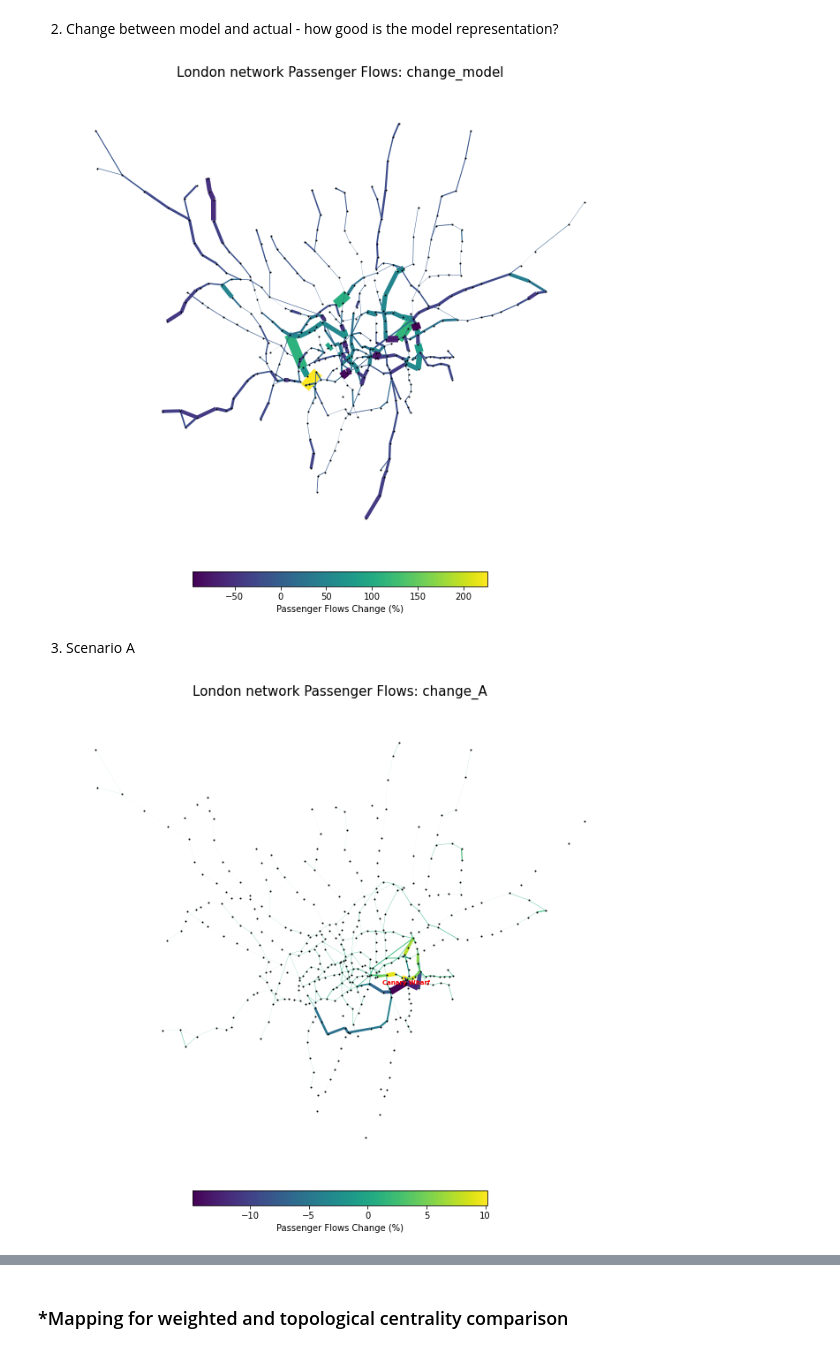
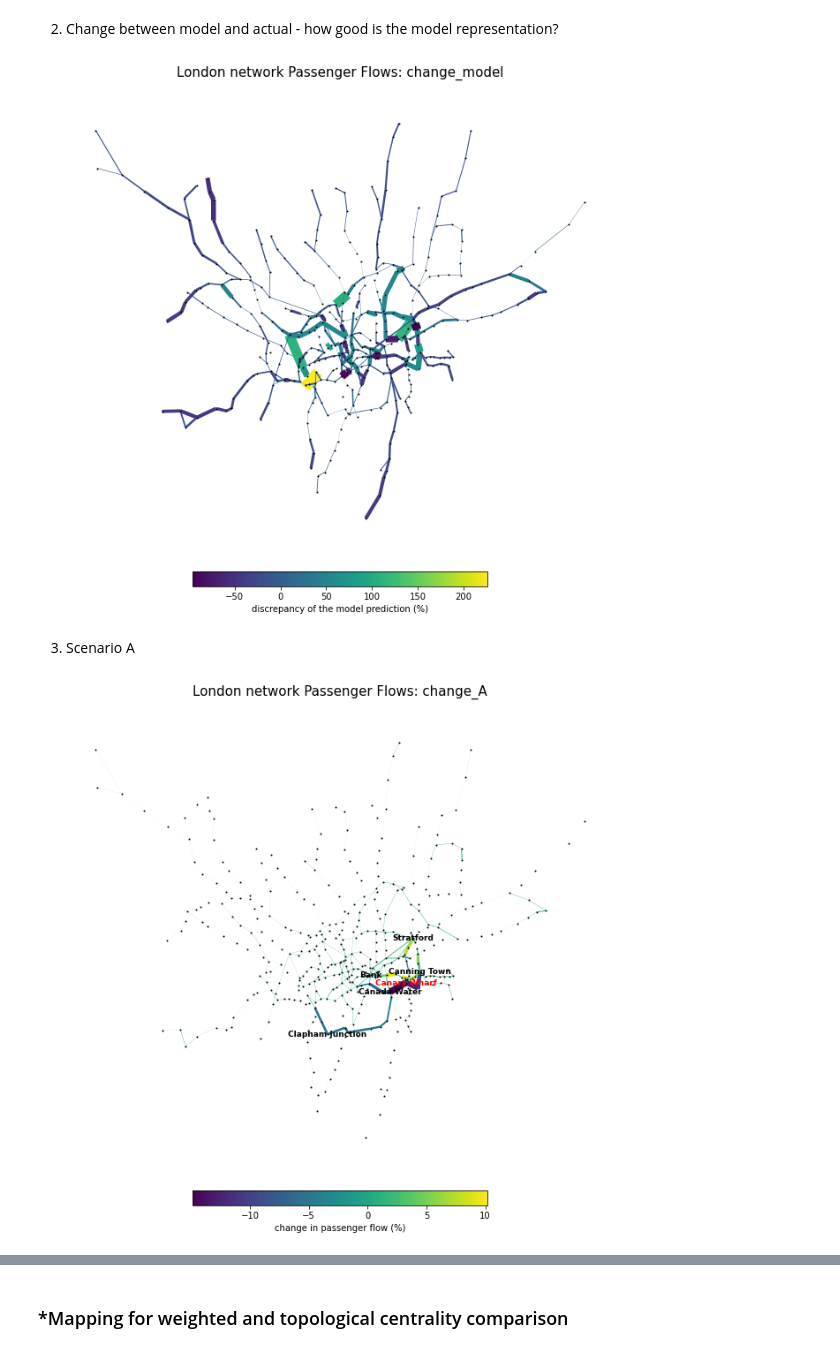
Before and after one commit to neneninja97/UrbanSim, a Jupyter notebook: urban_sim.ipynb, the cells around one changed output, grey strips where cells are left out. Cells and saved outputs as stored; diff of their text form; code cells hidden in the pictures.

```diff
--- a/urban_sim.ipynb
+++ b/urban_sim.ipynb
@@ -1039,5 +1042,5 @@ df_OD['flows_scenario_A'].sum()
 #### IV.2. Scenario B: Significant increase in the cost of transport - choosing 2 hypothetical cost parameters
 # %%
 # larger beta values for steeper decay (more cost)
-beta_1 = beta*1.5 #(50% increase)
-beta_2 = beta*3
+beta_1 = beta*1.2
+beta_2 = beta*1.4
@@ -1230,7 +1250,6 @@ plot_flows_Canary(G, flows,'flows')
 #flows_values = change_model.values()
 flow_color=[(i[2]['change_model']*100) for i in G.edges(data=True)]
 flow_width=[(i[2]['change_model']*10) for i in G.edges(data=True)]
-#label = {n: (n if n=="Canary Wharf" else '') for n in G.nodes}
 
 # Plot graph
 fig, ax = plt.subplots(figsize=(12,12))
@@ -1240,39 +1259,44 @@ nx.draw_networkx_nodes(G,
         pos = pos,
         node_color= 'black',
         node_size= 1)
-#nx.draw_networkx_labels(G, pos, label, font_size=7, font_color='red', font_weight = 'bold')
 
-plt.colorbar(edg,label="Passenger Flows Change (%)",orientation="horizontal", shrink=0.5, pad = 0.02)
+plt.colorbar(edg,label="discrepancy of the model prediction (%)",orientation="horizontal", shrink=0.5, pad = 0.02)
 plt.axis("off")
 plt.title("London network Passenger Flows: change_model",fontsize=15)
 plt.show()
 # %% [output]
-[figure, old version]
+[figure, new version]
 # %% [markdown]
 3. Scenario A
 # %%
 #plot_flows_Canary(G, flows_scenario_A, 'flows_scenario_A')
+# %%
+stations_show = ['Stratford', 'Canada Water', 'Canning Town', 'Clapham Junction']
 # %%
 # Change - Scenario A
 #flows_values = change_A.values()
 flow_color=[(i[2]['change_A']*100) for i in G.edges(data=True)]
 flow_width=[(i[2]['change_A']*50) for i in G.edges(data=True)]
 label = {n: (n if n=="Canary Wharf" else '') for n in G.nodes}
+label_t = {n: (n if n in stations_show else '') for n in G.nodes}
+label_Bank = {n: ("Bank" if n=="Bank and Monument" else '') for n in G.nodes}
 
 # Plot graph
 fig, ax = plt.subplots(figsize=(12,12))
 edg=nx.draw_networkx_edges(G, pos, edge_color=flow_color, width=flow_width)
 nx.draw_networkx_nodes(G,
         label=label,
         pos = pos,
         node_color= 'black',
         node_size= 1)
-nx.draw_networkx_labels(G, pos, label, font_size=7, font_color='red', font_weight = 'bold')
+nx.draw_networkx_labels(G, pos, label, font_size=9, font_color='red', font_weight = 'bold')
+nx.draw_networkx_labels(G, pos, label_t, font_size=9, font_color='black', font_weight = 'bold')
+nx.draw_networkx_labels(G, pos, label_Bank, font_size=9, font_color='black', font_weight = 'bold')
 
-plt.colorbar(edg,label="Passenger Flows Change (%)",orientation="horizontal", shrink=0.5, pad = 0.02)
+plt.colorbar(edg,label="change in passenger flow (%)",orientation="horizontal", shrink=0.5, pad = 0.02)
 plt.axis("off")
 plt.title("London network Passenger Flows: change_A",fontsize=15)
 plt.show()
 # %% [output]
-[figure, old version]
+[figure, new version]
 # %% [markdown]
```
Also changed, not shown: parts of 17 cells of this notebook, 3 other files.
